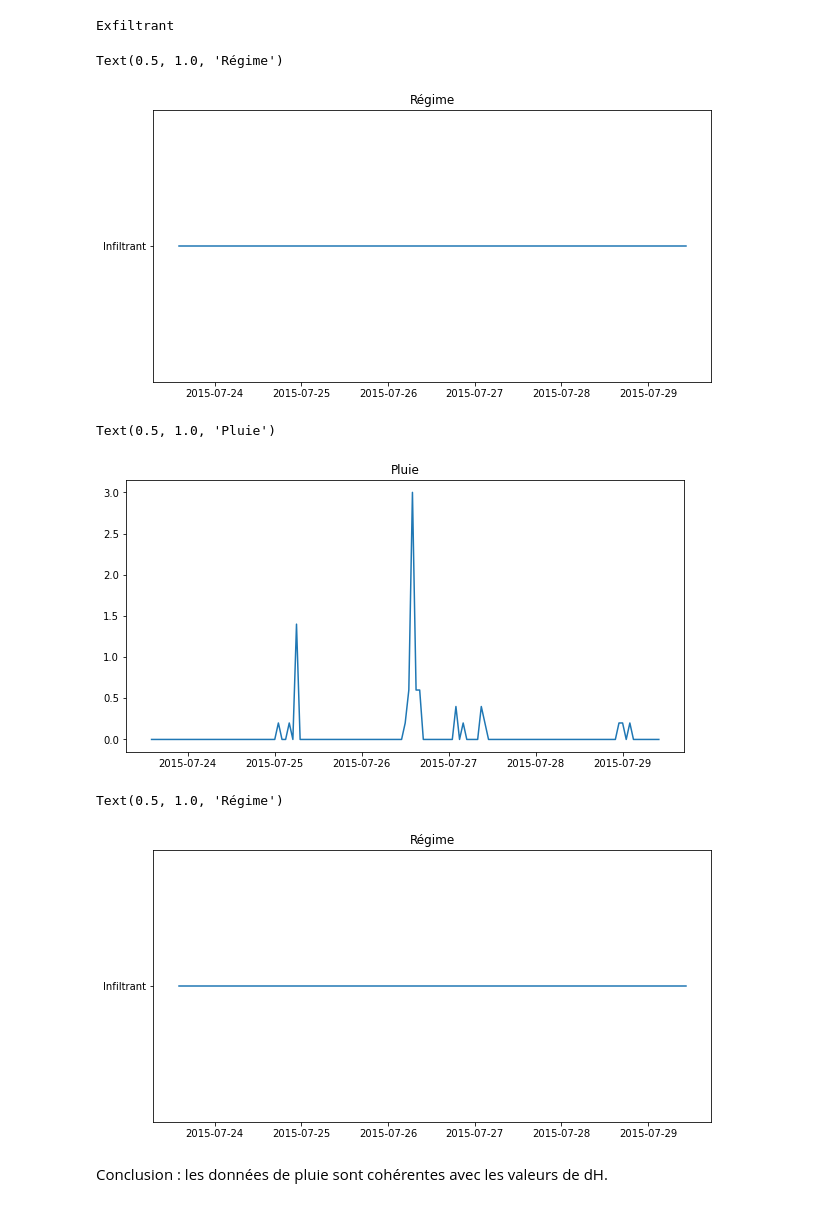
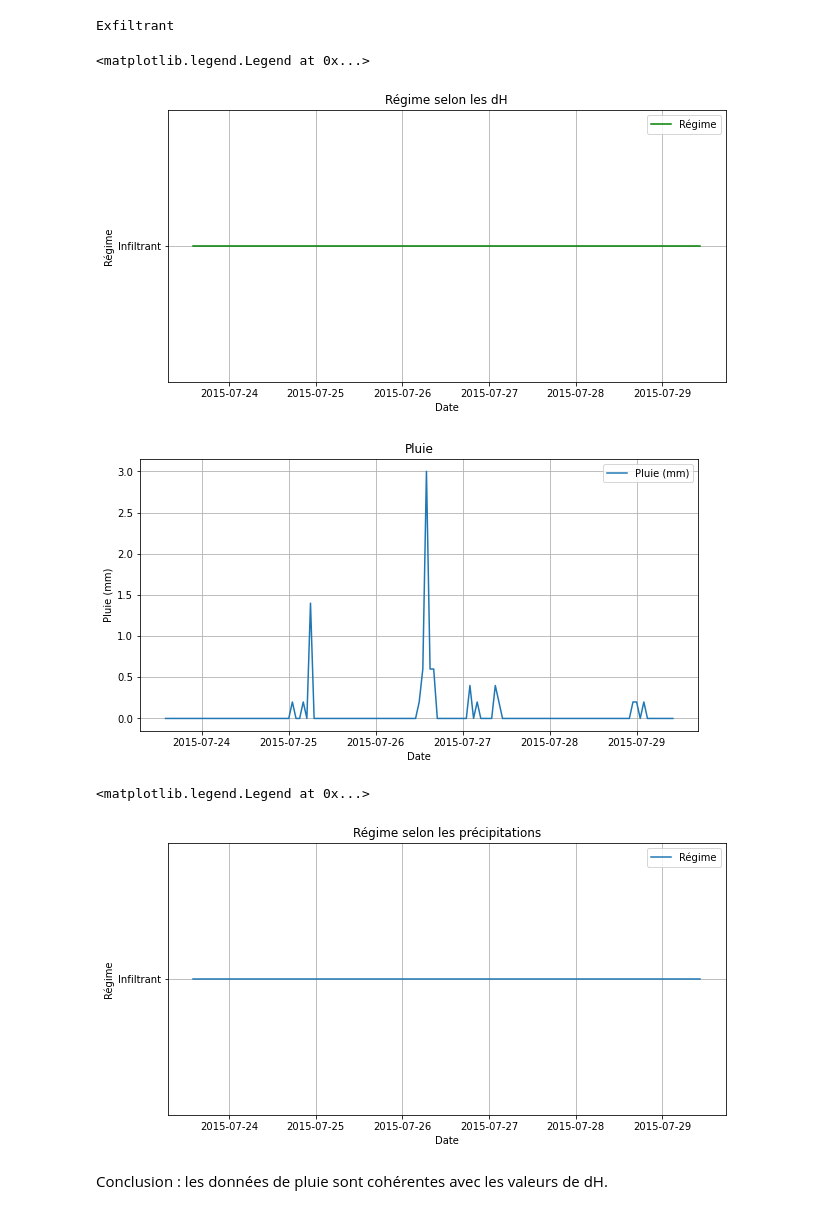
Before and after one commit to Lauredesorgues/MOLONARI_projet_3-, a Jupyter notebook: traitement_data_molonari_12-10_Lise.ipynb, the cells around one changed output. Cells and saved outputs as stored; diff of their text form; code cells hidden in the pictures.

```diff
--- a/traitement_data_molonari_12-10_Lise.ipynb
+++ b/traitement_data_molonari_12-10_Lise.ipynb
@@ -342,30 +362,42 @@ data[0]['pression']['regime'] = data[0]['pression']['dH'].apply(verifier_regime)
 
 # Tracé du régime
 plt.figure(figsize=(10, 5))
-plt.plot(data[0]['pression']['dates'], data[0]['pression']['regime'], label='Régime')
-plt.title('Régime')
+plt.plot(data[0]['pression']['dates'], data[0]['pression']['regime'], label='Régime', color='green')
+plt.title('Régime selon les dH')
+plt.xlabel('Date')
+plt.ylabel('Régime')
+plt.grid(True)
+plt.legend()
 # %% [output]
-Text(0.5, 1.0, 'Régime')
+<matplotlib.legend.Legend at 0x...>
-[figure, old version]
+[figure, new version]
 # %%
 # Extraire les données de pluie correspondant aux dates de mesure
 pluie_du_jour = pluie[pluie['DateHeure'].isin(data[0]['pression']['dates'])]
 pluie_du_jour = pluie_du_jour.reset_index(drop=True)
 
 #Tracé de la pluie
 plt.figure(figsize=(10, 5))
 plt.plot(pluie_du_jour['DateHeure'], pluie_du_jour['Valeur'], label='Pluie (mm)')
 plt.title('Pluie')
+plt.xlabel('Date')
+plt.ylabel('Pluie (mm)')
+plt.grid(True)
+plt.legend()
+plt.show()
 # %% [output]
-Text(0.5, 1.0, 'Pluie')
-[figure, old version]
+[figure, new version]
 # %%
 # Tracé du régime
 plt.figure(figsize=(10, 5))
 plt.plot(data[0]['pression']['dates'], data[0]['pression']['regime'], label='Régime')
-plt.title('Régime')
+plt.title('Régime selon les précipitations')
+plt.xlabel('Date')
+plt.ylabel('Régime')
+plt.grid(True)
+plt.legend()
 # %% [output]
-Text(0.5, 1.0, 'Régime')
+<matplotlib.legend.Legend at 0x...>
-[figure, old version]
+[figure, new version]
 # %% [markdown]
 Conclusion : les données de pluie sont cohérentes avec les valeurs de dH.
```
Also changed, not shown: parts of 1 cell of this notebook.
